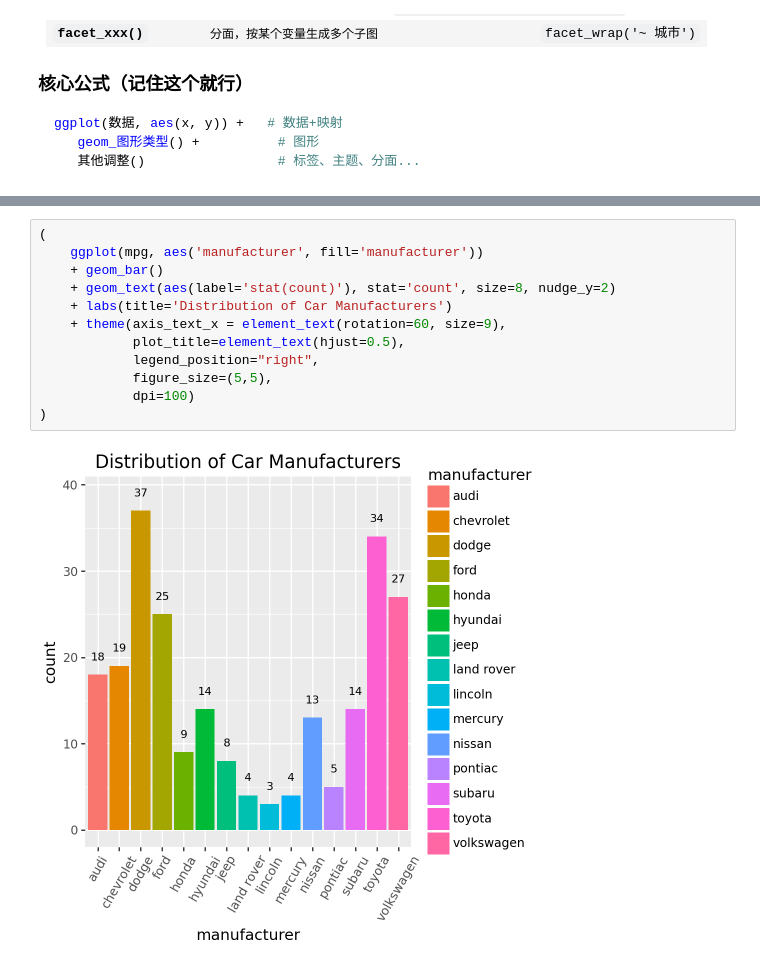
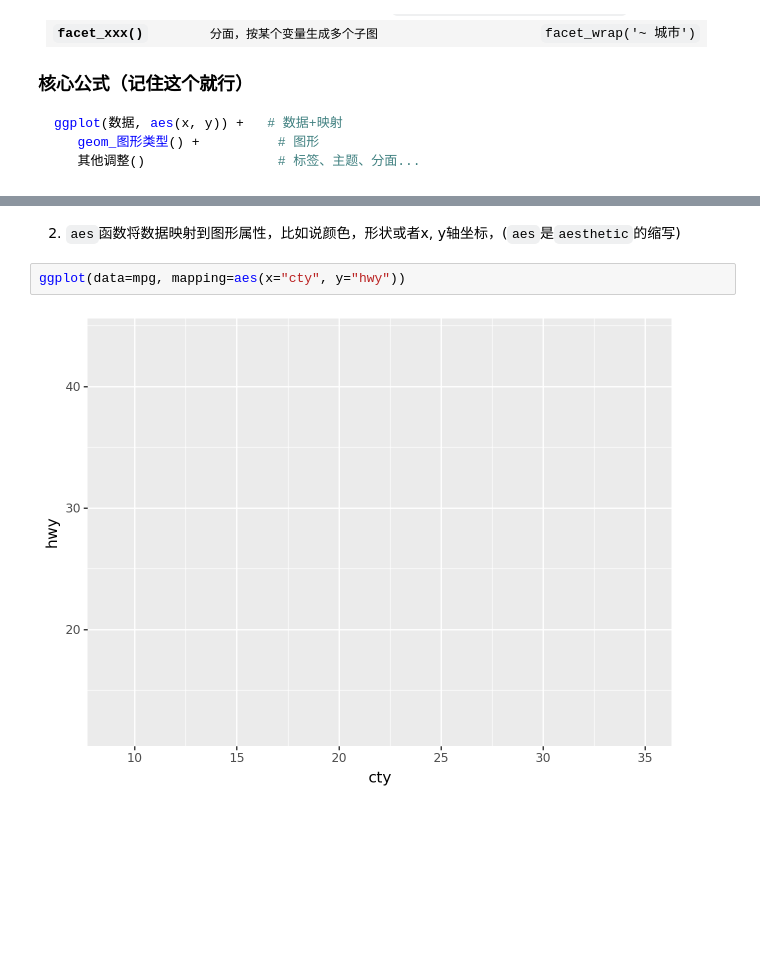
Before and after one commit to dw-xdy/python-data-process, a Jupyter notebook: src/notebooks/plot/plotnine库学习.ipynb, the cells around one changed output, grey strips where cells are left out. Drawn from its saved outputs; the diff is of its cells as text; blank space fills up the shorter version.

```diff
--- a/src/notebooks/plot/plotnine库学习.ipynb
+++ b/src/notebooks/plot/plotnine库学习.ipynb
@@ -23,14 +29,6 @@ from plotnine.data import *
+# %% [markdown]
+2. `aes`函数将数据映射到图形属性，比如说颜色，形状或者x, y轴坐标，(`aes`是`aesthetic`的缩写)
 # %%
-(
-    ggplot(mpg, aes('manufacturer', fill='manufacturer'))
-    + geom_bar()
-    + geom_text(aes(label='stat(count)'), stat='count', size=8, nudge_y=2)
-    + labs(title='Distribution of Car Manufacturers')
-    + theme(axis_text_x = element_text(rotation=60, size=9),
-            plot_title=element_text(hjust=0.5),
-            legend_position="right",
-            figure_size=(5,5),
-            dpi=100)
-)
+ggplot(data=mpg, mapping=aes(x="cty", y="hwy"))
 # %% [output]
-[figure, old version]
+[figure, new version]
```
Also changed, not shown: parts of 17 cells of this notebook.
